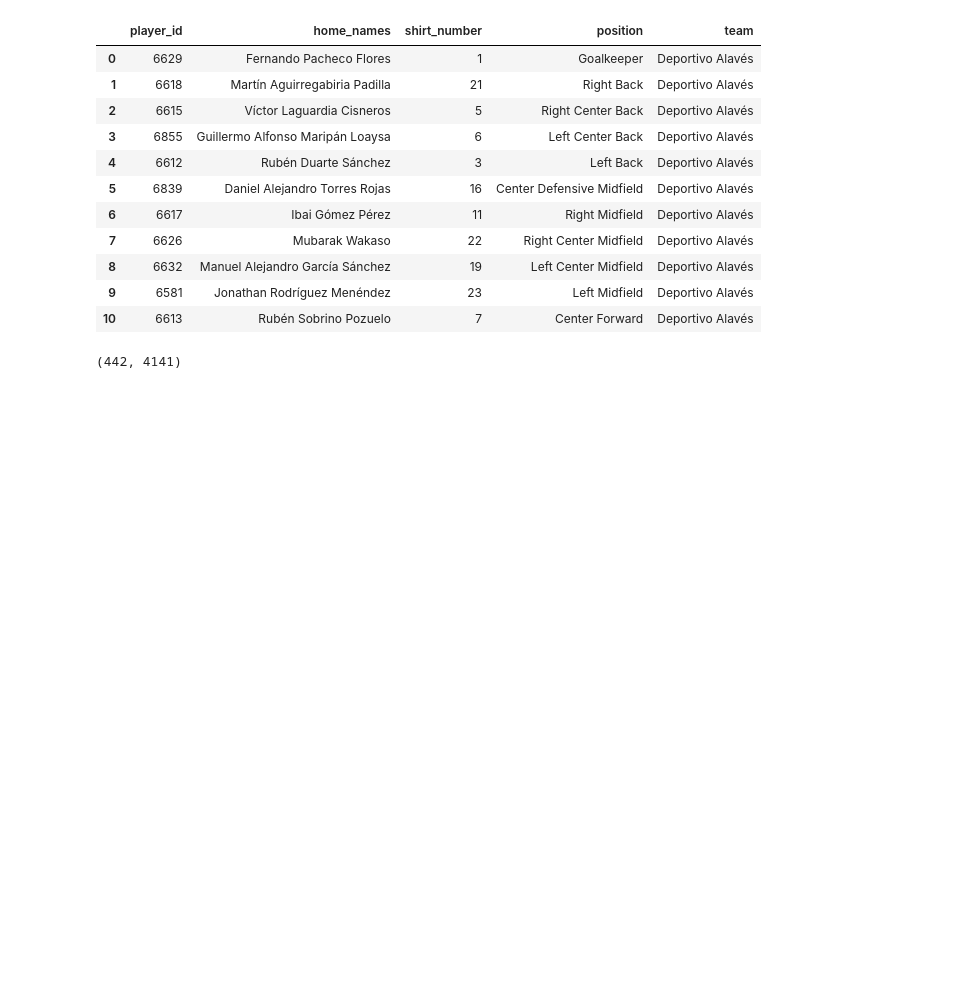
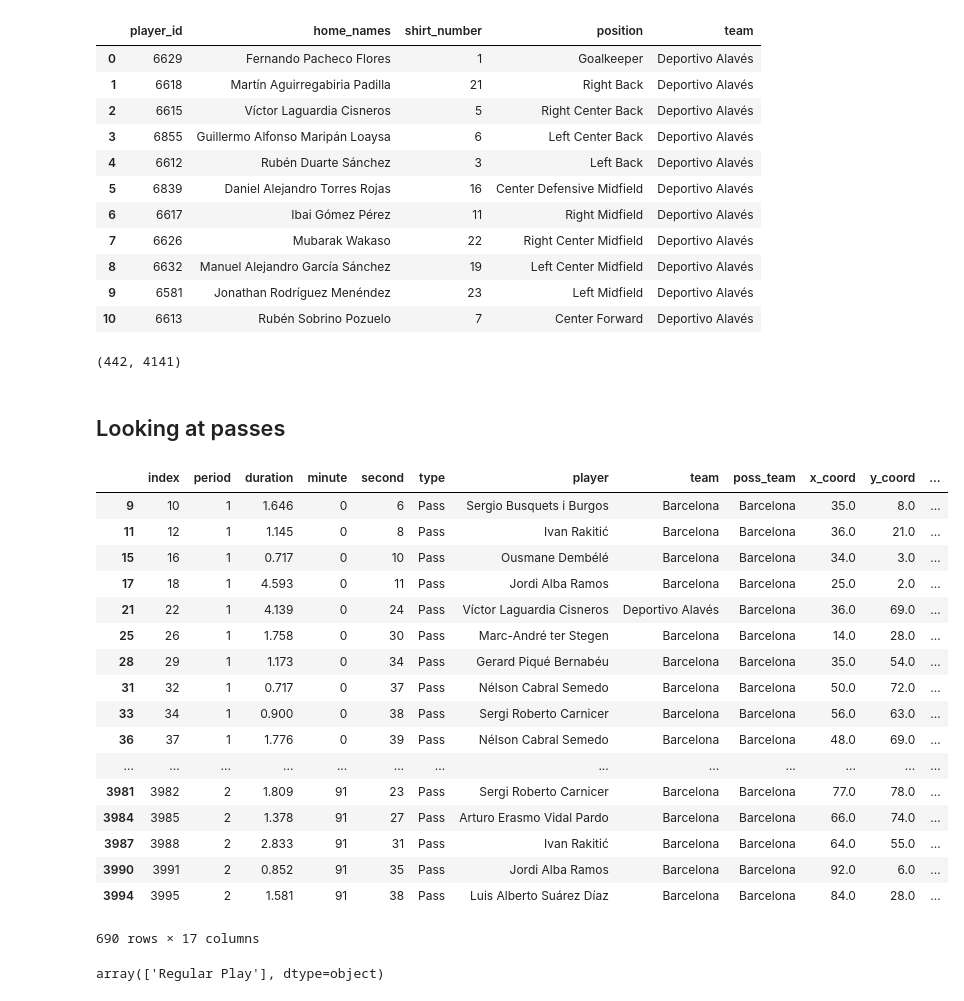
Before and after one commit to timflack/Football-Analysis, a Jupyter notebook: sbDataWalkthrough.ipynb, the cells around one changed output. Cells and saved outputs as stored; diff of their text form; code cells hidden in the pictures; blank space fills up the shorter version.

```diff
--- a/sbDataWalkthrough.ipynb
+++ b/sbDataWalkthrough.ipynb
@@ -283,3 +284,37 @@ away_df
 home_team_formation, away_team_formation
 # %% [output]
 (442, 4141)
+# %% [markdown]
+## Looking at passes
+# %%
+# All passes
+
+df_pass = df[(df['type'] == 'Pass')
+             &(df['play_pattern'] == 'Regular Play')]
+df_pass
+# %% [output]
+|  | index | period | duration | minute | second | type | player | team | poss_team | x_coord | y_coord | ... |
+| 9 | 10 | 1 | 1.646 | 0 | 6 | Pass | Sergio Busquets i Burgos | Barcelona | Barcelona | 35.0 | 8.0 | ... |
+| 11 | 12 | 1 | 1.145 | 0 | 8 | Pass | Ivan Rakitić | Barcelona | Barcelona | 36.0 | 21.0 | ... |
+| 15 | 16 | 1 | 0.717 | 0 | 10 | Pass | Ousmane Dembélé | Barcelona | Barcelona | 34.0 | 3.0 | ... |
+| 17 | 18 | 1 | 4.593 | 0 | 11 | Pass | Jordi Alba Ramos | Barcelona | Barcelona | 25.0 | 2.0 | ... |
+| 21 | 22 | 1 | 4.139 | 0 | 24 | Pass | Víctor Laguardia Cisneros | Deportivo Alavés | Barcelona | 36.0 | 69.0 | ... |
+| 25 | 26 | 1 | 1.758 | 0 | 30 | Pass | Marc-André ter Stegen | Barcelona | Barcelona | 14.0 | 28.0 | ... |
+| 28 | 29 | 1 | 1.173 | 0 | 34 | Pass | Gerard Piqué Bernabéu | Barcelona | Barcelona | 35.0 | 54.0 | ... |
+| 31 | 32 | 1 | 0.717 | 0 | 37 | Pass | Nélson Cabral Semedo | Barcelona | Barcelona | 50.0 | 72.0 | ... |
+| 33 | 34 | 1 | 0.900 | 0 | 38 | Pass | Sergi Roberto Carnicer | Barcelona | Barcelona | 56.0 | 63.0 | ... |
+| 36 | 37 | 1 | 1.776 | 0 | 39 | Pass | Nélson Cabral Semedo | Barcelona | Barcelona | 48.0 | 69.0 | ... |
+| ... | ... | ... | ... | ... | ... | ... | ... | ... | ... | ... | ... | ... |
+| 3981 | 3982 | 2 | 1.809 | 91 | 23 | Pass | Sergi Roberto Carnicer | Barcelona | Barcelona | 77.0 | 78.0 | ... |
+| 3984 | 3985 | 2 | 1.378 | 91 | 27 | Pass | Arturo Erasmo Vidal Pardo | Barcelona | Barcelona | 66.0 | 74.0 | ... |
+| 3987 | 3988 | 2 | 2.833 | 91 | 31 | Pass | Ivan Rakitić | Barcelona | Barcelona | 64.0 | 55.0 | ... |
+| 3990 | 3991 | 2 | 0.852 | 91 | 35 | Pass | Jordi Alba Ramos | Barcelona | Barcelona | 92.0 | 6.0 | ... |
+| 3994 | 3995 | 2 | 1.581 | 91 | 38 | Pass | Luis Alberto Suárez Díaz | Barcelona | Barcelona | 84.0 | 28.0 | ... |
+690 rows × 17 columns
+# %%
+# Barca Passes
+
+df_barca_pass = df_pass[df_pass['team'] == 'Barcelona']
+df_barca_pass.play_pattern.unique()
+# %% [output]
+array(['Regular Play'], dtype=object)
```
Also changed, not shown: parts of 3 cells of this notebook, 4 other files.
